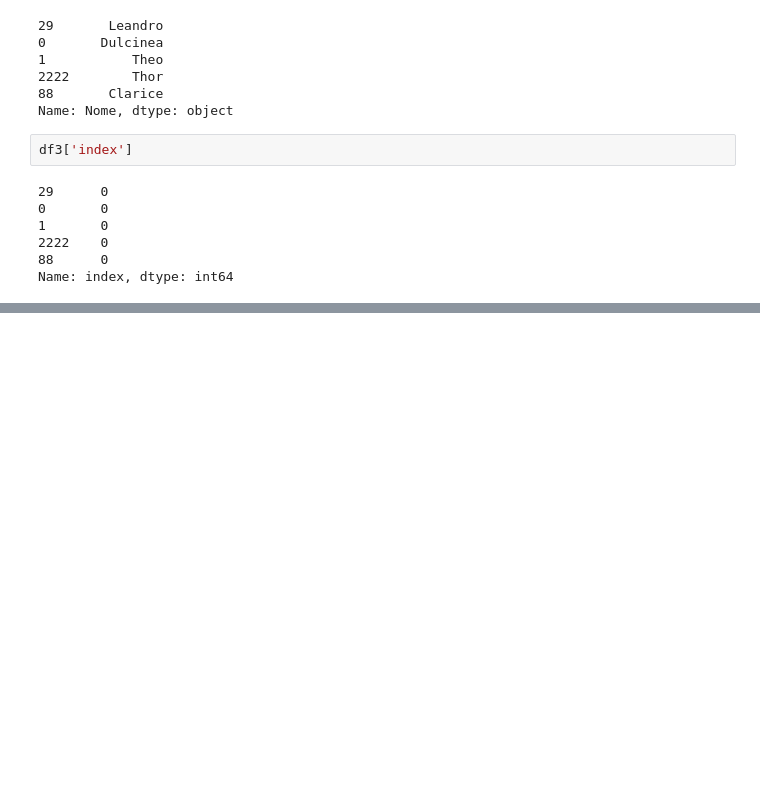
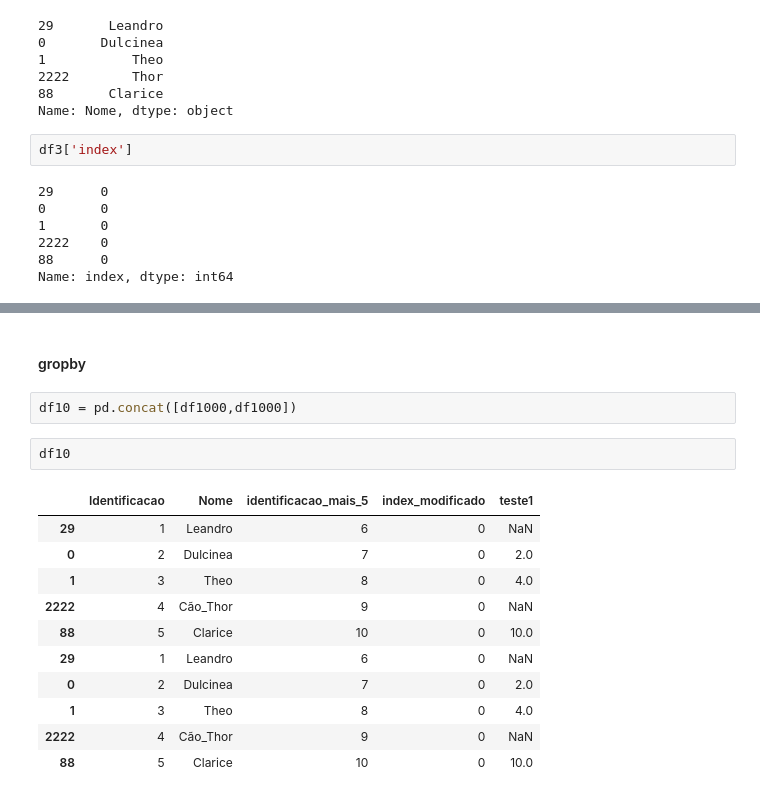
Before and after one commit to LeandroSobreiro/udemy_aulas, a Jupyter notebook: DataFrame.ipynb, the cells around one changed output, grey strips where cells are left out. Saved outputs shown, nothing was run; the diff lists cells and outputs as text; blank space fills up the shorter version.

```diff
--- a/DataFrame.ipynb
+++ b/DataFrame.ipynb
@@ -198,0 +728,18 @@ Name: index, dtype: int64
+# %% [markdown]
+#### gropby
+# %%
+df10 = pd.concat([df1000,df1000])
+# %%
+df10
+# %% [output]
+|  | Identificacao | Nome | identificacao_mais_5 | index_modificado | teste1 |
+| 29 | 1 | Leandro | 6 | 0 | NaN |
+| 0 | 2 | Dulcinea | 7 | 0 | 2.0 |
+| 1 | 3 | Theo | 8 | 0 | 4.0 |
+| 2222 | 4 | Cão_Thor | 9 | 0 | NaN |
+| 88 | 5 | Clarice | 10 | 0 | 10.0 |
+| 29 | 1 | Leandro | 6 | 0 | NaN |
+| 0 | 2 | Dulcinea | 7 | 0 | 2.0 |
+| 1 | 3 | Theo | 8 | 0 | 4.0 |
+| 2222 | 4 | Cão_Thor | 9 | 0 | NaN |
+| 88 | 5 | Clarice | 10 | 0 | 10.0 |
```
Also changed, not shown: parts of 90 cells of this notebook.
